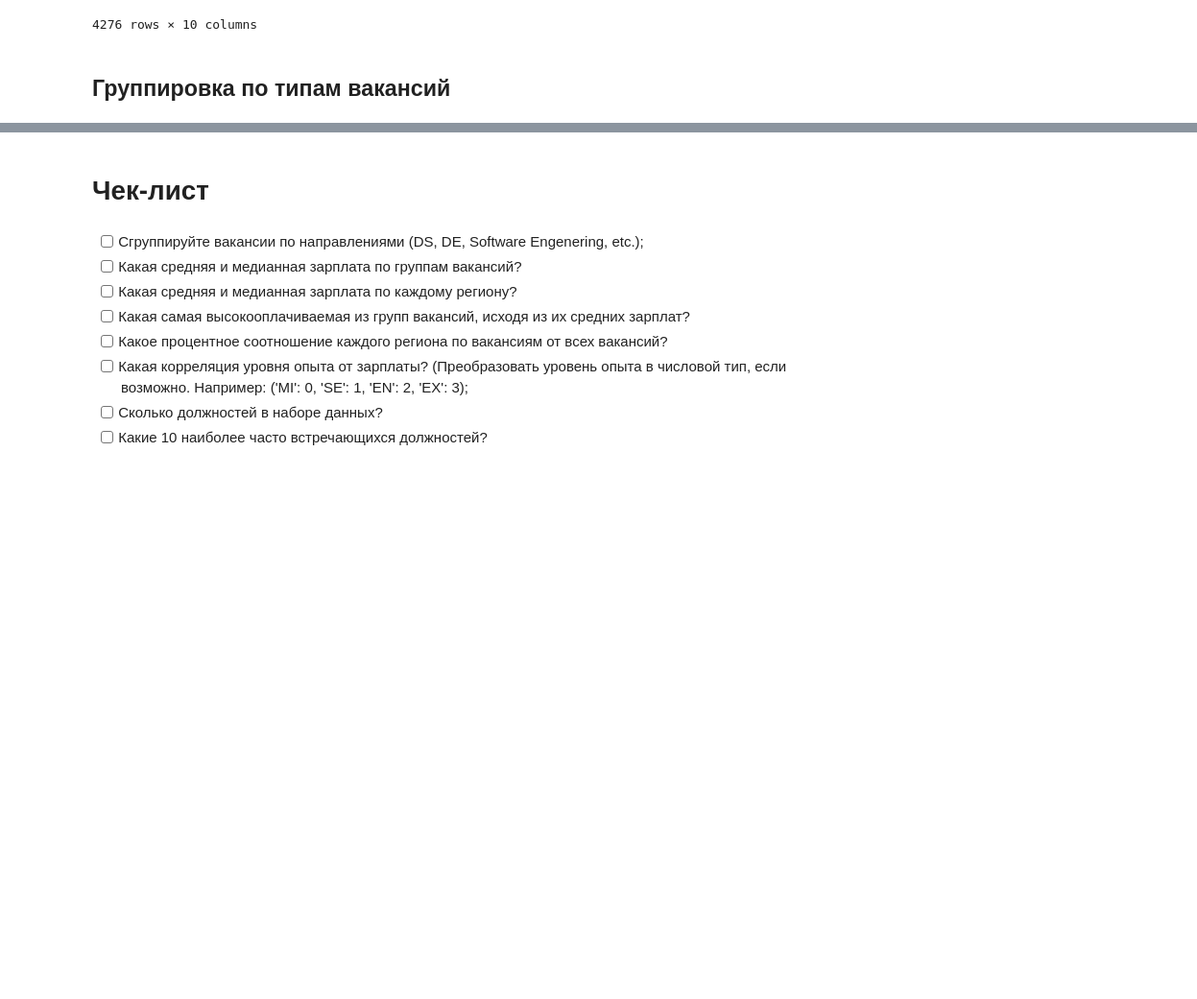
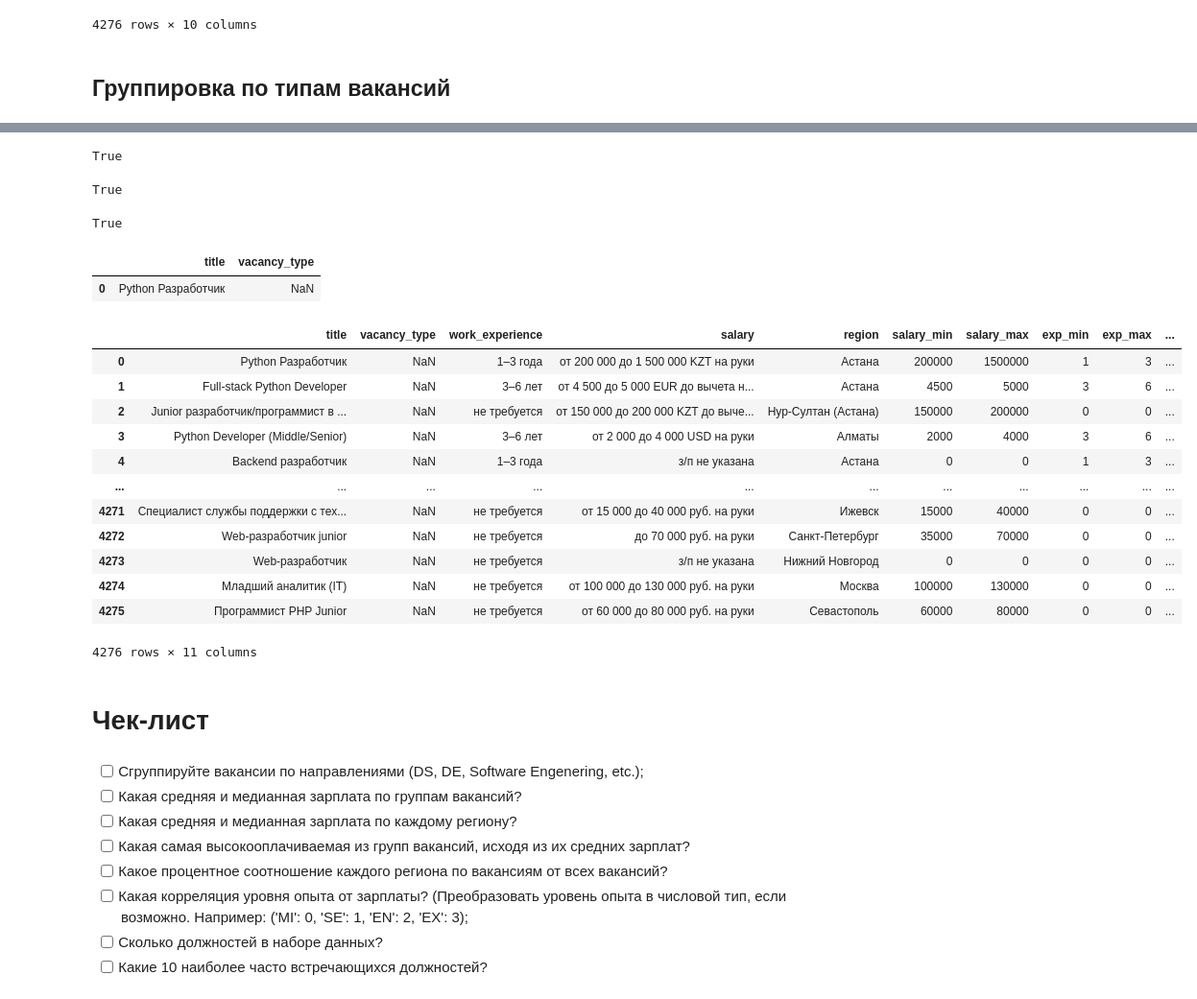
Before and after one commit to Lipetskiy/DE_Sprint, a Jupyter notebook: practicum_4/practicum_4.ipynb, the cells around one changed output, grey strips where cells are left out. Shown: that part at 96% size. Saved outputs shown, nothing was run; the diff lists cells and outputs as text; code cells hidden in the pictures; blank space fills up the shorter version.

```diff
--- a/practicum_4/practicum_4.ipynb
+++ b/practicum_4/practicum_4.ipynb
@@ -399,2 +404,0 @@ df
-# %%
-df.insert(1, 'vacancy_type', np.nan)
@@ -400,0 +409,3 @@ df.insert(1, 'vacancy_type', np.nan)
+# %%
+# Добавляем столбец
+df.insert(1, 'vacancy_type', 0)
@@ -400,0 +517,2 @@ df.insert(1, 'vacancy_type', np.nan)
+# %%
+df.reset_index(inplace=True, drop=True)
@@ -401,3 +548,36 @@ df.insert(1, 'vacancy_type', np.nan)
+# %%
+pd.isnull(m['vacancy_type'][0])
+# %% [output]
+True
+# %%
+'Разработчик' in str(m['title'][0])
+# %% [output]
+True
+# %%
+('Разработчик' in str(m['title'][0])) and (np.isnan(m['vacancy_type'][0]))
+# %% [output]
+True
+# %%
+m
+# %% [output]
+|  | title | vacancy_type |
+| 0 | Python Разработчик | NaN |
+# %%
+df
+# %% [output]
+|  | title | vacancy_type | work_experience | salary | region | salary_min | salary_max | exp_min | exp_max | ... |
+| 0 | Python Разработчик | NaN | 1–3 года | от 200 000 до 1 500 000 KZT на руки | Астана | 200000 | 1500000 | 1 | 3 | ... |
+| 1 | Full-stack Python Developer | NaN | 3–6 лет | от 4 500 до 5 000 EUR до вычета н... | Астана | 4500 | 5000 | 3 | 6 | ... |
+| 2 | Junior разработчик/программист в ... | NaN | не требуется | от 150 000 до 200 000 KZT до выче... | Нур-Султан (Астана) | 150000 | 200000 | 0 | 0 | ... |
+| 3 | Python Developer (Middle/Senior) | NaN | 3–6 лет | от 2 000 до 4 000 USD на руки | Алматы | 2000 | 4000 | 3 | 6 | ... |
+| 4 | Backend разработчик | NaN | 1–3 года | з/п не указана | Астана | 0 | 0 | 1 | 3 | ... |
+| ... | ... | ... | ... | ... | ... | ... | ... | ... | ... | ... |
+| 4271 | Специалист службы поддержки с тех... | NaN | не требуется | от 15 000 до 40 000 руб. на руки | Ижевск | 15000 | 40000 | 0 | 0 | ... |
+| 4272 | Web-разработчик junior | NaN | не требуется | до 70 000 руб. на руки | Санкт-Петербург | 35000 | 70000 | 0 | 0 | ... |
+| 4273 | Web-разработчик | NaN | не требуется | з/п не указана | Нижний Новгород | 0 | 0 | 0 | 0 | ... |
+| 4274 | Младший аналитик (IT) | NaN | не требуется | от 100 000 до 130 000 руб. на руки | Москва | 100000 | 130000 | 0 | 0 | ... |
+| 4275 | Программист PHP Junior | NaN | не требуется | от 60 000 до 80 000 руб. на руки | Севастополь | 60000 | 80000 | 0 | 0 | ... |
+4276 rows × 11 columns
 # %% [markdown]
 # Чек-лист
 # %% [markdown]
```
Also changed, not shown: parts of 18 cells of this notebook, 1 other file.
